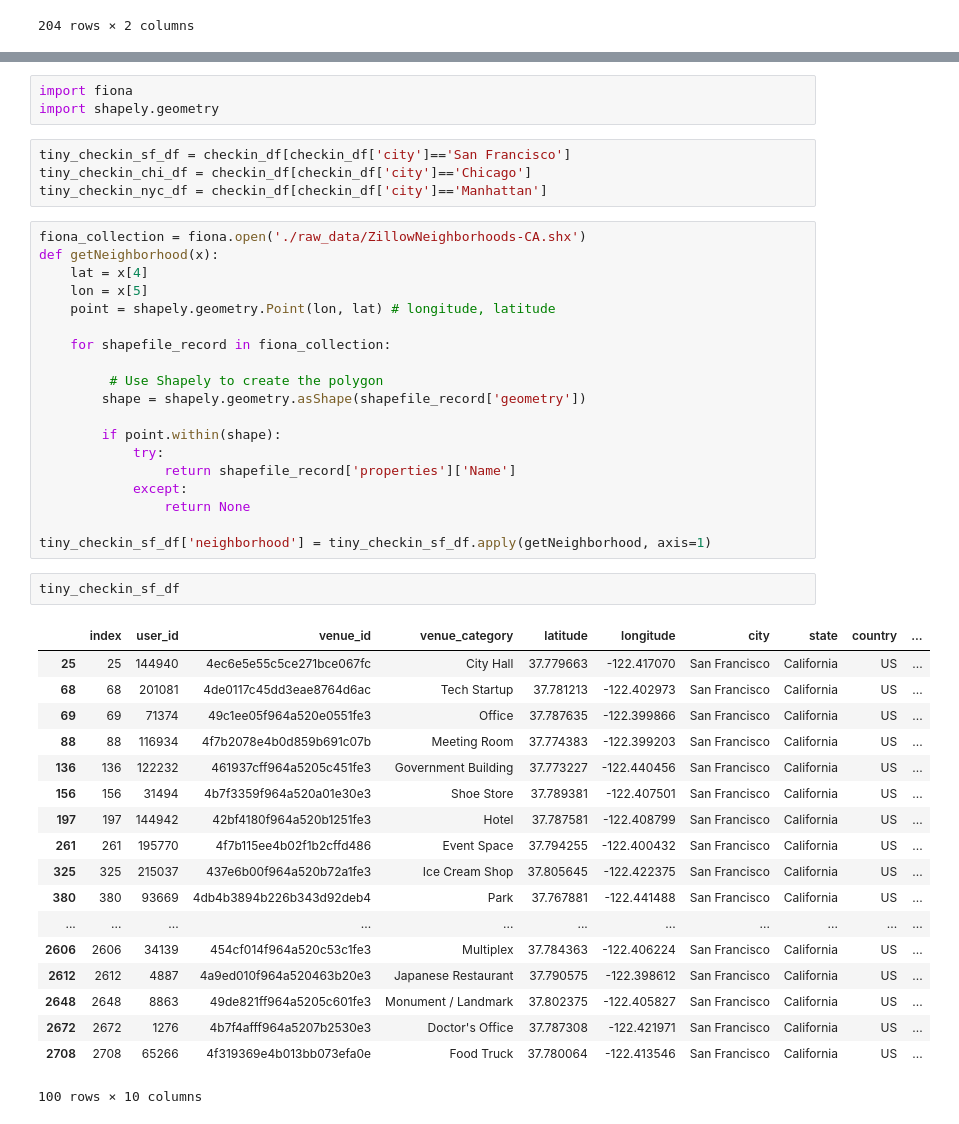
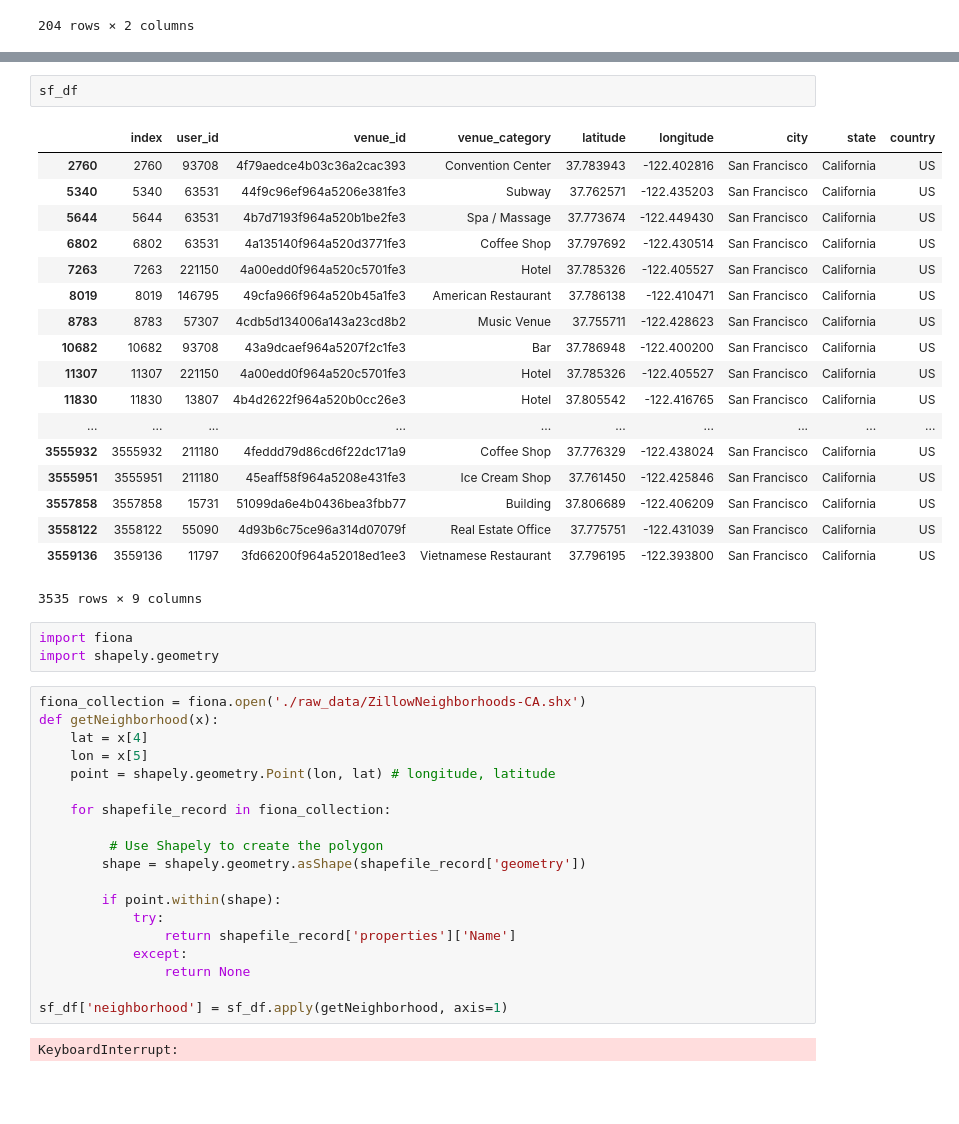
Before and after one commit to gotjennie/foursquaredataproject, a Jupyter notebook: foursquare-exploration-jennie1.ipynb, the cells around one changed output, grey strips where cells are left out. Drawn from its saved outputs; the diff is of its cells as text; blank space fills up the shorter version.

```diff
--- a/foursquare-exploration-jennie1.ipynb
+++ b/foursquare-exploration-jennie1.ipynb
@@ -141,10 +218,27 @@ categories_df.sort_values(['num_checkins'], ascending=[False])
+# %%
+sf_df
+# %% [output]
+|  | index | user_id | venue_id | venue_category | latitude | longitude | city | state | country |
+| 2760 | 2760 | 93708 | 4f79aedce4b03c36a2cac393 | Convention Center | 37.783943 | -122.402816 | San Francisco | California | US |
+| 5340 | 5340 | 63531 | 44f9c96ef964a5206e381fe3 | Subway | 37.762571 | -122.435203 | San Francisco | California | US |
+| 5644 | 5644 | 63531 | 4b7d7193f964a520b1be2fe3 | Spa / Massage | 37.773674 | -122.449430 | San Francisco | California | US |
+| 6802 | 6802 | 63531 | 4a135140f964a520d3771fe3 | Coffee Shop | 37.797692 | -122.430514 | San Francisco | California | US |
+| 7263 | 7263 | 221150 | 4a00edd0f964a520c5701fe3 | Hotel | 37.785326 | -122.405527 | San Francisco | California | US |
+| 8019 | 8019 | 146795 | 49cfa966f964a520b45a1fe3 | American Restaurant | 37.786138 | -122.410471 | San Francisco | California | US |
+| 8783 | 8783 | 57307 | 4cdb5d134006a143a23cd8b2 | Music Venue | 37.755711 | -122.428623 | San Francisco | California | US |
+| 10682 | 10682 | 93708 | 43a9dcaef964a5207f2c1fe3 | Bar | 37.786948 | -122.400200 | San Francisco | California | US |
+| 11307 | 11307 | 221150 | 4a00edd0f964a520c5701fe3 | Hotel | 37.785326 | -122.405527 | San Francisco | California | US |
+| 11830 | 11830 | 13807 | 4b4d2622f964a520b0cc26e3 | Hotel | 37.805542 | -122.416765 | San Francisco | California | US |
+| ... | ... | ... | ... | ... | ... | ... | ... | ... | ... |
+| 3555932 | 3555932 | 211180 | 4feddd79d86cd6f22dc171a9 | Coffee Shop | 37.776329 | -122.438024 | San Francisco | California | US |
+| 3555951 | 3555951 | 211180 | 45eaff58f964a5208e431fe3 | Ice Cream Shop | 37.761450 | -122.425846 | San Francisco | California | US |
+| 3557858 | 3557858 | 15731 | 51099da6e4b0436bea3fbb77 | Building | 37.806689 | -122.406209 | San Francisco | California | US |
+| 3558122 | 3558122 | 55090 | 4d93b6c75ce96a314d07079f | Real Estate Office | 37.775751 | -122.431039 | San Francisco | California | US |
+| 3559136 | 3559136 | 11797 | 3fd66200f964a52018ed1ee3 | Vietnamese Restaurant | 37.796195 | -122.393800 | San Francisco | California | US |
+3535 rows × 9 columns
 # %%
 import fiona
 import shapely.geometry
-# %%
-tiny_checkin_sf_df = checkin_df[checkin_df['city']=='San Francisco']
-tiny_checkin_chi_df = checkin_df[checkin_df['city']=='Chicago']
-tiny_checkin_nyc_df = checkin_df[checkin_df['city']=='Manhattan']
 # %%
 fiona_collection = fiona.open('./raw_data/ZillowNeighborhoods-CA.shx')
 def getNeighborhood(x):
@@ -163,25 +257,6 @@ def getNeighborhood(x):
             except:
                 return None
 
-tiny_checkin_sf_df['neighborhood'] = tiny_checkin_sf_df.apply(getNeighborhood, axis=1)
+sf_df['neighborhood'] = sf_df.apply(getNeighborhood, axis=1)
+# %% [output]
+KeyboardInterrupt:
-# %%
-tiny_checkin_sf_df
-# %% [output]
-|  | index | user_id | venue_id | venue_category | latitude | longitude | city | state | country | ... |
-| 25 | 25 | 144940 | 4ec6e5e55c5ce271bce067fc | City Hall | 37.779663 | -122.417070 | San Francisco | California | US | ... |
-| 68 | 68 | 201081 | 4de0117c45dd3eae8764d6ac | Tech Startup | 37.781213 | -122.402973 | San Francisco | California | US | ... |
-| 69 | 69 | 71374 | 49c1ee05f964a520e0551fe3 | Office | 37.787635 | -122.399866 | San Francisco | California | US | ... |
-| 88 | 88 | 116934 | 4f7b2078e4b0d859b691c07b | Meeting Room | 37.774383 | -122.399203 | San Francisco | California | US | ... |
-| 136 | 136 | 122232 | 461937cff964a5205c451fe3 | Government Building | 37.773227 | -122.440456 | San Francisco | California | US | ... |
-| 156 | 156 | 31494 | 4b7f3359f964a520a01e30e3 | Shoe Store | 37.789381 | -122.407501 | San Francisco | California | US | ... |
-| 197 | 197 | 144942 | 42bf4180f964a520b1251fe3 | Hotel | 37.787581 | -122.408799 | San Francisco | California | US | ... |
-| 261 | 261 | 195770 | 4f7b115ee4b02f1b2cffd486 | Event Space | 37.794255 | -122.400432 | San Francisco | California | US | ... |
-| 325 | 325 | 215037 | 437e6b00f964a520b72a1fe3 | Ice Cream Shop | 37.805645 | -122.422375 | San Francisco | California | US | ... |
-| 380 | 380 | 93669 | 4db4b3894b226b343d92deb4 | Park | 37.767881 | -122.441488 | San Francisco | California | US | ... |
-| ... | ... | ... | ... | ... | ... | ... | ... | ... | ... | ... |
-| 2606 | 2606 | 34139 | 454cf014f964a520c53c1fe3 | Multiplex | 37.784363 | -122.406224 | San Francisco | California | US | ... |
-| 2612 | 2612 | 4887 | 4a9ed010f964a520463b20e3 | Japanese Restaurant | 37.790575 | -122.398612 | San Francisco | California | US | ... |
-| 2648 | 2648 | 8863 | 49de821ff964a5205c601fe3 | Monument / Landmark | 37.802375 | -122.405827 | San Francisco | California | US | ... |
-| 2672 | 2672 | 1276 | 4b7f4afff964a5207b2530e3 | Doctor's Office | 37.787308 | -122.421971 | San Francisco | California | US | ... |
-| 2708 | 2708 | 65266 | 4f319369e4b013bb073efa0e | Food Truck | 37.780064 | -122.413546 | San Francisco | California | US | ... |
-100 rows × 10 columns
```
Also changed, not shown: parts of 14 cells of this notebook, 6 other files.
